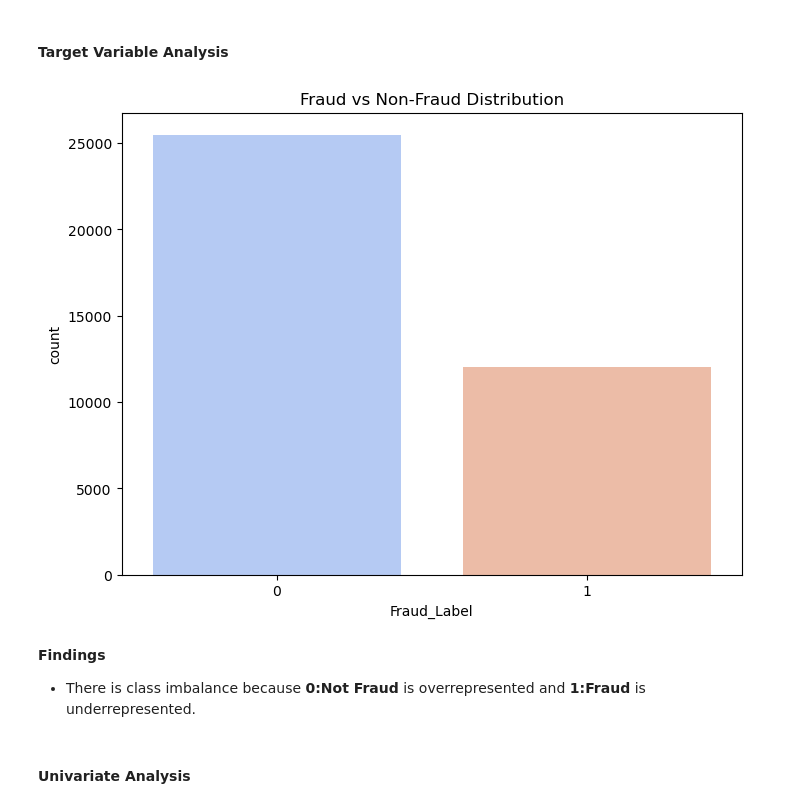
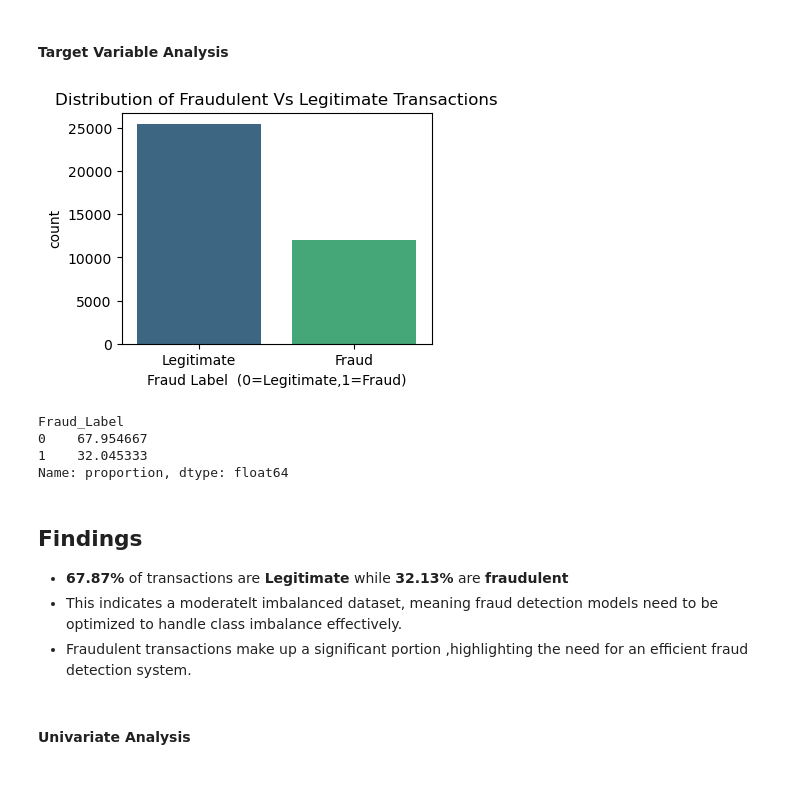
Before and after one commit to Arishiine/Fraud-Detection, a Jupyter notebook: Fraud Detection Project.ipynb, the cells around one changed output. Cells and saved outputs as stored; diff of their text form; code cells hidden in the pictures; blank space fills up the shorter version.

```diff
--- a/Fraud Detection Project.ipynb
+++ b/Fraud Detection Project.ipynb
@@ -112,15 +128,28 @@ data = data[filter_outliers].reset_index(drop=True)
 # %% [markdown]
 #### **Target Variable Analysis**
 # %%
-plt.figure(figsize=(8,6))
-sns.countplot(x='Fraud_Label',data=data,palette='coolwarm')
-plt.title('Fraud vs Non-Fraud Distribution')
+plt.figure(figsize=(4,3))
+sns.countplot(x='Fraud_Label',data=data,palette='viridis')
+plt.title('Distribution of Fraudulent Vs Legitimate Transactions')
+plt.xlabel('Fraud Label  (0=Legitimate,1=Fraud)')
+plt.xticks([0,1],['Legitimate', 'Fraud'])
 plt.show()
+
+#percentage of fraud cases
+fraud_percentage = data['Fraud_Label'].value_counts(normalize=True)*100
+print(fraud_percentage)
 # %% [output]
-[figure, old version]
+[figure, new version]
+Fraud_Label
+0    67.954667
+1    32.045333
+Name: proportion, dtype: float64
 # %% [markdown]
 **Findings**
-* There is class imbalance because **0:Not Fraud** is overrepresented and **1:Fraud** is underrepresented.
+-
+* **67.87%** of transactions are **Legitimate** while **32.13%** are **fraudulent**
+* This indicates a moderatelt imbalanced dataset, meaning fraud detection models need to be optimized to handle class imbalance effectively.
+* Fraudulent transactions make up a significant portion ,highlighting the need for an efficient fraud detection system.
 # %% [markdown]
 #### **Univariate Analysis**
 # %%
```
Also changed, not shown: parts of 31 cells of this notebook, 1 other file.
